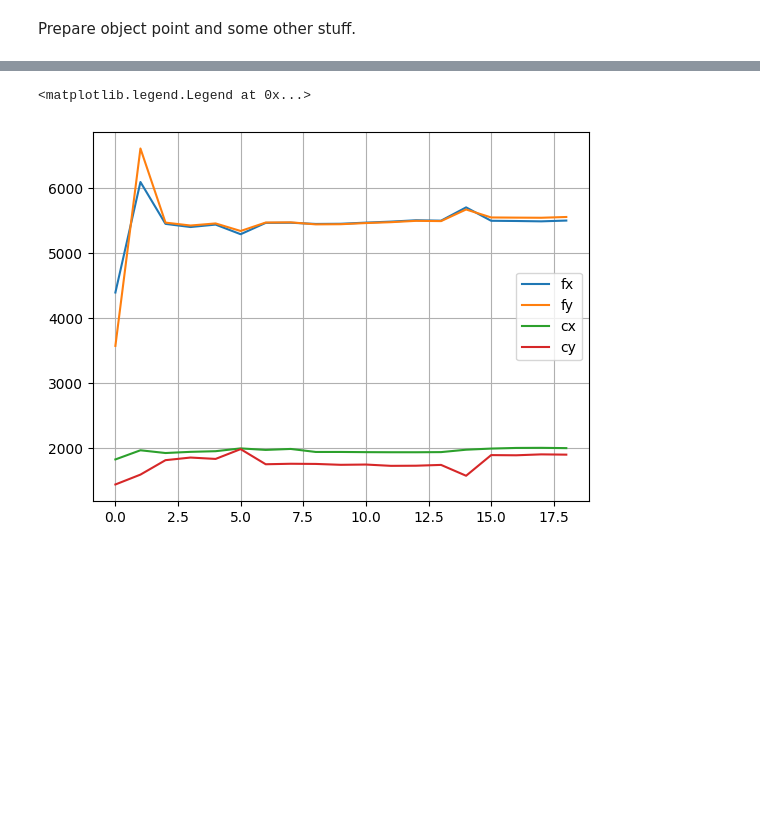
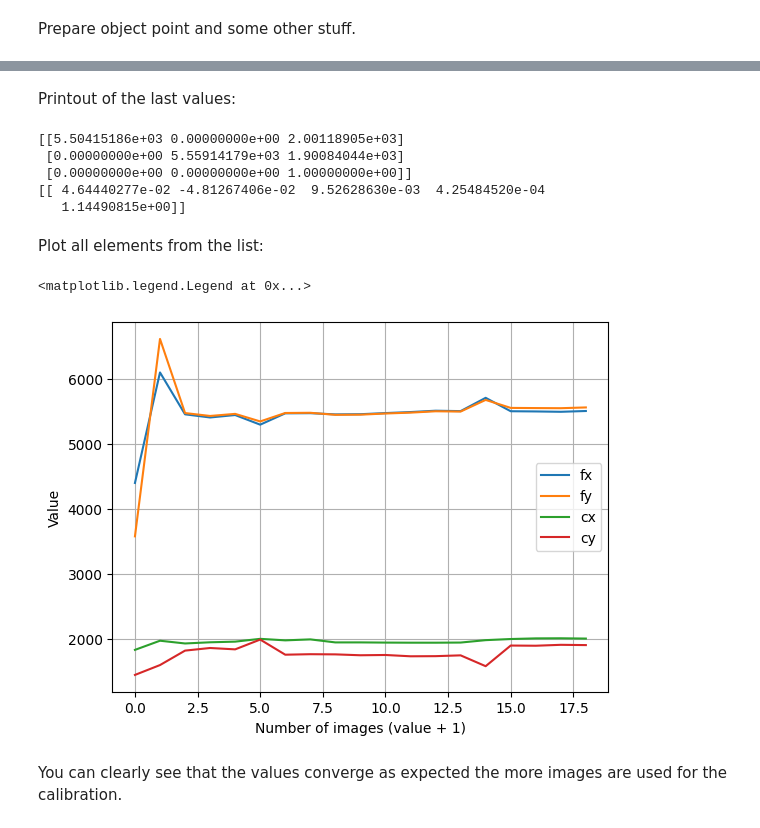
Before and after one commit to lukzimmermann/VC2_2, a Jupyter notebook: calibration.ipynb, the cells around one changed output, grey strips where cells are left out. Saved outputs shown, nothing was run; the diff lists cells and outputs as text; code cells hidden in the pictures; blank space fills up the shorter version.

```diff
--- a/calibration.ipynb
+++ b/calibration.ipynb
@@ -49,6 +54,19 @@ for i in range(1, len(imgpoints)):
     ret, mtx, dist, rvecs, tvecs = cv2.calibrateCamera(objpoints[0:i], imgpoints[0:i], gray.shape[::-1],None,None)
     matrix_list.append(mtx)
     distortion_list.append(dist)
+# %% [markdown]
+Printout of the last values:
+# %%
+print(matrix_list[-1])
+print(distortion_list[-1])
+# %% [output]
+[[5.50415186e+03 0.00000000e+00 2.00118905e+03]
+ [0.00000000e+00 5.55914179e+03 1.90084044e+03]
+ [0.00000000e+00 0.00000000e+00 1.00000000e+00]]
+[[ 4.64440277e-02 -4.81267406e-02  9.52628630e-03  4.25484520e-04
+   1.14490815e+00]]
+# %% [markdown]
+Plot all elements from the list:
 # %%
 fx_list = []
 fy_list = []
@@ -63,12 +81,17 @@ for matrix in matrix_list:
 # %%
 plt.plot(fx_list, label= "fx")
 plt.plot(fy_list, label= "fy")
 
 plt.plot(cx_list, label= "cx")
 plt.plot(cy_list, label= "cy")
 
+plt.xlabel("Number of images (value + 1)")
+plt.ylabel("Value")
+
 plt.grid()
 plt.legend()
 # %% [output]
 <matplotlib.legend.Legend at 0x...>
-[figure, old version]
+[figure, new version]
+# %% [markdown]
+You can clearly see that the values converge as expected the more images are used for the calibration.
```
Also changed, not shown: parts of 14 cells of this notebook, 19 other files.
